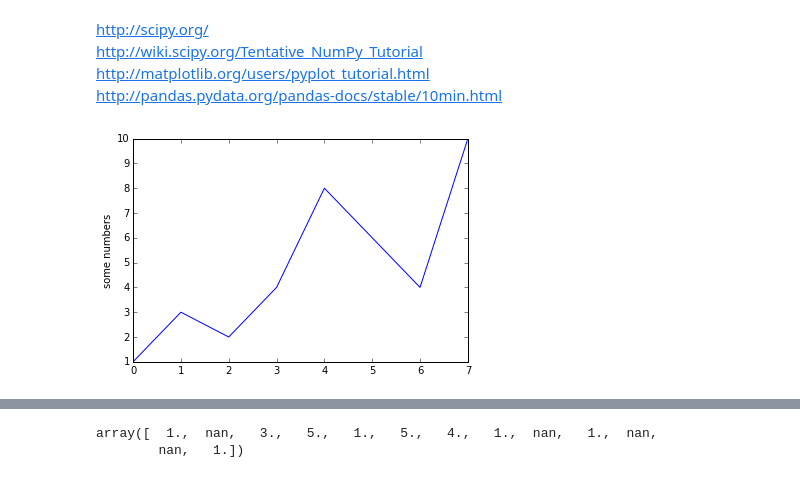
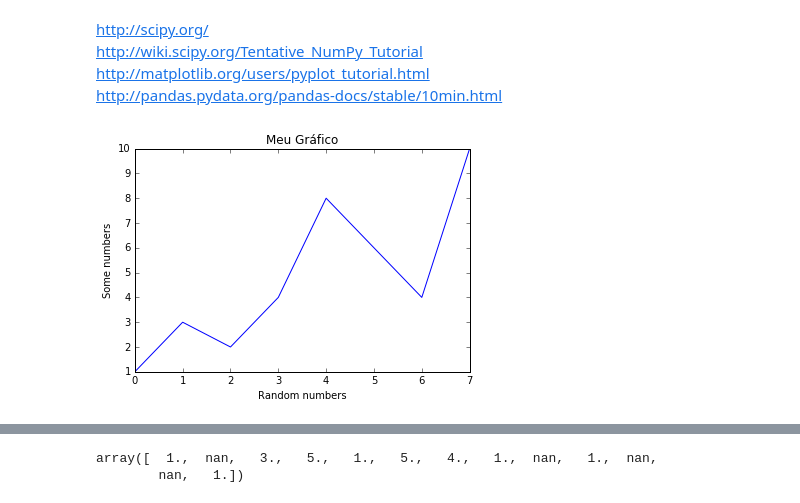
Before and after one commit to FGV-EMAp/FGV_Programming_Languages, a Jupyter notebook: Aula_8_Numpy_Matplotlib.ipynb, the cells around one changed output, grey strips where cells are left out. Saved outputs shown, nothing was run; the diff lists cells and outputs as text; code cells hidden in the pictures.

```diff
--- a/Aula_8_Numpy_Matplotlib.ipynb
+++ b/Aula_8_Numpy_Matplotlib.ipynb
@@ -16,10 +16,12 @@ import matplotlib.pyplot as plt
 %matplotlib inline
 # %%
 plt.plot([1,3,2,4,8,6,4,10])
-plt.ylabel('some numbers')
+plt.ylabel('Some numbers')
+plt.xlabel('Random numbers')
+plt.title('Meu Gráfico')
 plt.show()
 # %% [output]
-[figure, old version]
+[figure, new version]
 # %%
 plt.plot([1,2,3,4], [1,4,9,16], 'r^')
 plt.axis([0, 5, 0, 17])
```
Also changed, not shown: parts of 17 cells of this notebook.
